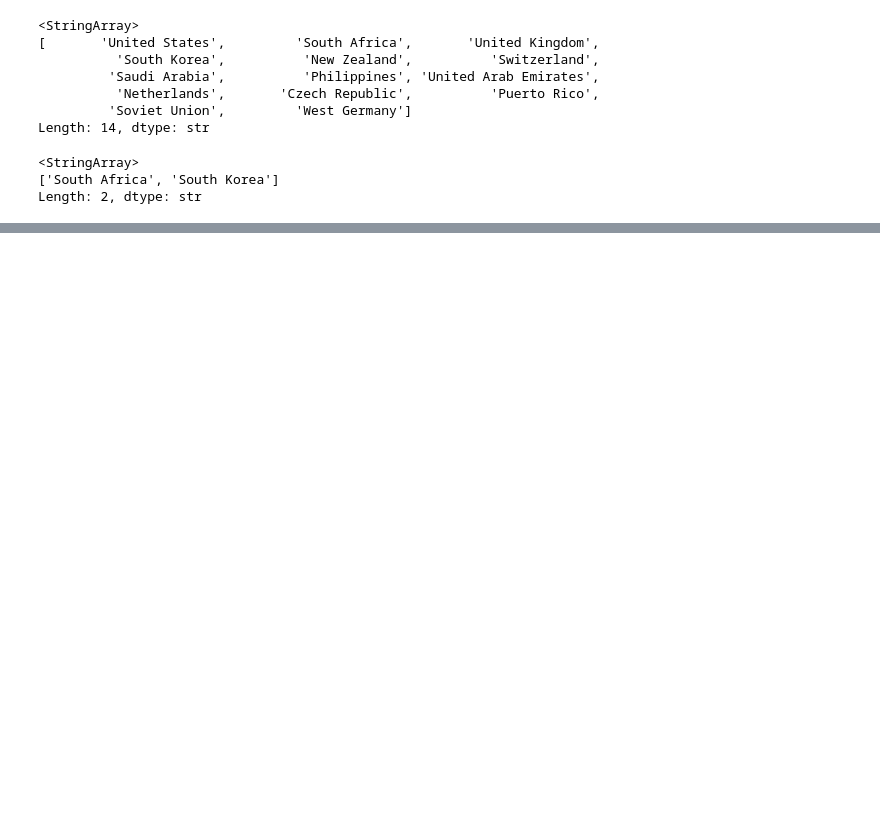
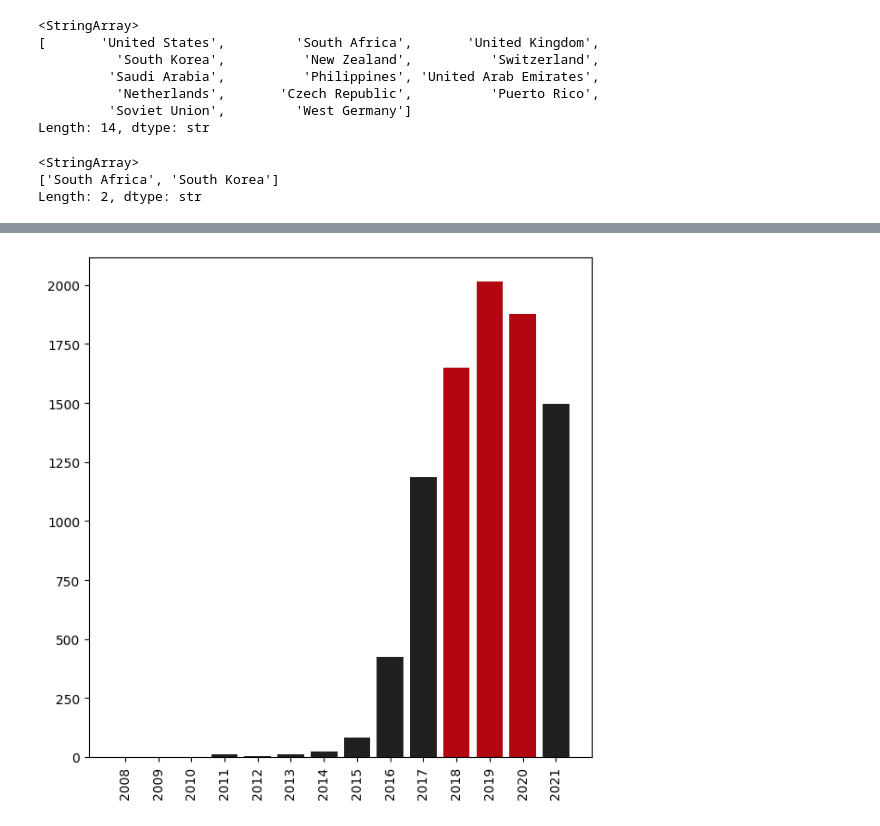
Before and after one commit to cafesmire/notebooks, a Jupyter notebook: netflix/netflix_eda.ipynb, the cells around one changed output, grey strips where cells are left out. Drawn from its saved outputs; the diff is of its cells as text; code cells hidden in the pictures; blank space fills up the shorter version.

```diff
--- a/netflix/netflix_eda.ipynb
+++ b/netflix/netflix_eda.ipynb
@@ -228,0 +225,14 @@ np.triu_indices_from(mask)
+# %%
+# Check yearly additions
+cmap = ['#221f1f' for _ in range(14)]
+cmap[10]=cmap[11] = cmap[12] = '#b20710'
+yearly_adds = df.groupby('year_added').size()
+
+fig, ax = plt.subplots(figsize=(7,7))
+ax.bar(yearly_adds.index,yearly_adds, color=cmap)
+ax.set_xticks(yearly_adds.index)
+
+plt.xticks(rotation=90)
+plt.show()
+# %% [output]
+[figure, added]
```
Also changed, not shown: parts of 15 cells of this notebook.
